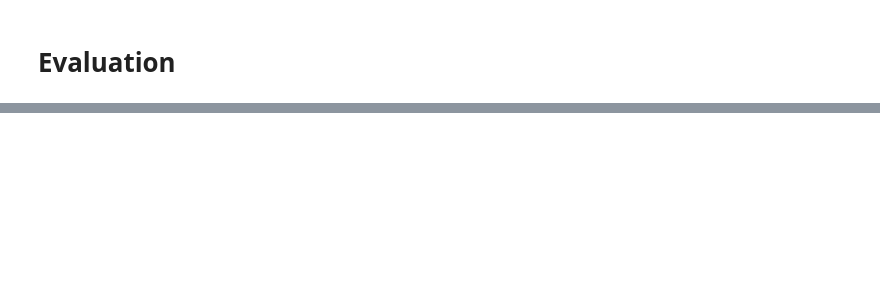
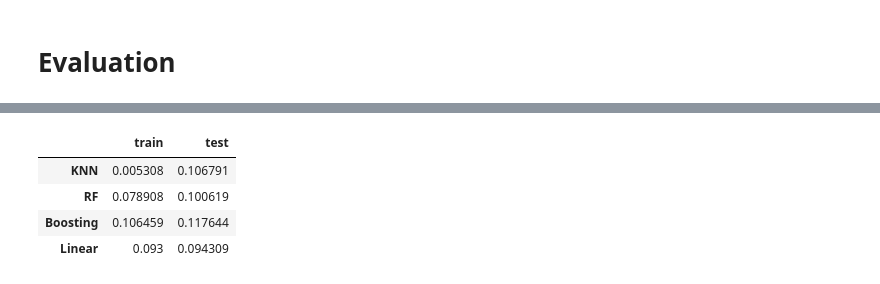
Before and after one commit to Nicholas438/Salary-Prediction, a Jupyter notebook: Salary_Prediction.ipynb, the cells around one changed output, grey strips where cells are left out. Cells and saved outputs as stored; diff of their text form; code cells hidden in the pictures; blank space fills up the shorter version.

```diff
--- a/Salary_Prediction.ipynb
+++ b/Salary_Prediction.ipynb
@@ -350,4 +362,16 @@ mse
 | Linear | 9808.750429 | 9946.840474 |
+# %%
+def normalized_rmse(data):
+  return data/(df['Salary'].mean())
+
+mse = mse.apply(normalized_rmse)
+mse
+# %% [output]
+|  | train | test |
+| KNN | 0.005308 | 0.106791 |
+| RF | 0.078908 | 0.100619 |
+| Boosting | 0.106459 | 0.117644 |
+| Linear | 0.093 | 0.094309 |
 # %%
 prediksi = x_test.iloc[5:10].copy()
 pred_dict = {'y_true':y_test[5:10].round(1)}
```
Also changed, not shown: parts of 7 cells of this notebook.
